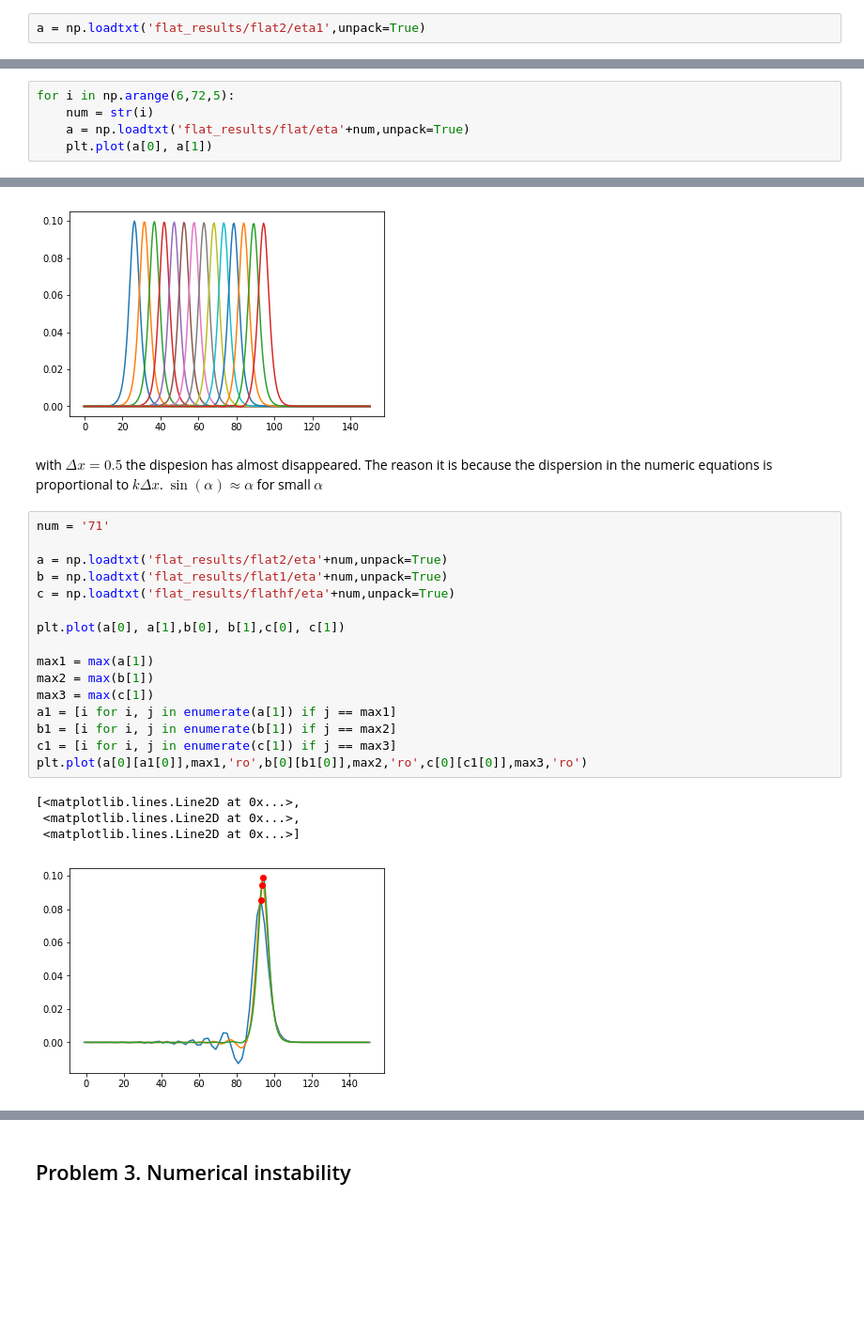
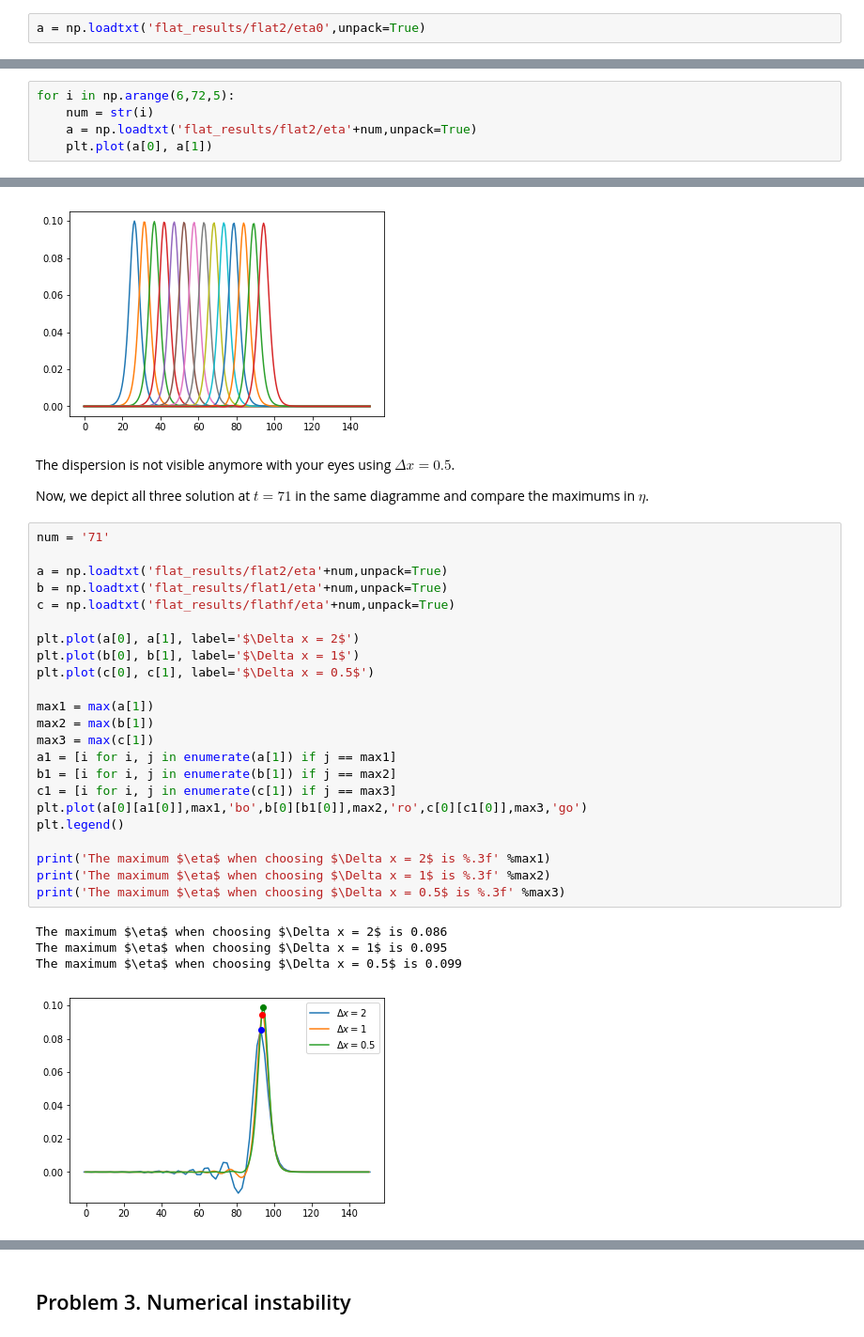
Before and after one commit to Reyna-RT/MEK9320, a Jupyter notebook: Second Assignment results.ipynb, the cells around one changed output, grey strips where cells are left out. Shown at 94% size. Cells and saved outputs as stored; diff of their text form; blank space fills up the shorter version.

```diff
--- a/Second Assignment results.ipynb
+++ b/Second Assignment results.ipynb
@@ -14,5 +44,5 @@ from IPython.display import HTML
 # %%
-a = np.loadtxt('flat_results/flat2/eta1',unpack=True)
+a = np.loadtxt('flat_results/flat2/eta0',unpack=True)
 # %%
 plt.plot(a[0], a[1])
 # %% [output]
@@ -21,6 +53,6 @@ plt.plot(a[0], a[1])
 # %%
 for i in np.arange(6,72,5):
     num = str(i)
-    a = np.loadtxt('flat_results/flat/eta'+num,unpack=True)
+    a = np.loadtxt('flat_results/flat2/eta'+num,unpack=True)
     plt.plot(a[0], a[1])
 # %% [output]
@@ -57,27 +101,35 @@ for i in np.arange(6,72,5):
     plt.plot(a[0], a[1])
 # %% [output]
 [figure]
-# %% [markdown]
-with $\Delta x = 0.5$ the dispesion has almost disappeared. The reason it is because the dispersion in the numeric equations is proportional to $k\Delta x$.
-$\sin(\alpha) \approx \alpha$ for small $\alpha$
+# %% [markdown]
+The dispersion is not visible anymore with your eyes using $\Delta x = 0.5$.
+
+Now, we depict all three solution at $t = 71$ in the same diagramme and compare the maximums in $\eta$.
 # %%
 num = '71'
 
 a = np.loadtxt('flat_results/flat2/eta'+num,unpack=True)
 b = np.loadtxt('flat_results/flat1/eta'+num,unpack=True)
 c = np.loadtxt('flat_results/flathf/eta'+num,unpack=True)
 
-plt.plot(a[0], a[1],b[0], b[1],c[0], c[1])
+plt.plot(a[0], a[1], label='$\Delta x = 2$')
+plt.plot(b[0], b[1], label='$\Delta x = 1$')
+plt.plot(c[0], c[1], label='$\Delta x = 0.5$')
 
 max1 = max(a[1])
 max2 = max(b[1])
 max3 = max(c[1])
 a1 = [i for i, j in enumerate(a[1]) if j == max1]
 b1 = [i for i, j in enumerate(b[1]) if j == max2]
 c1 = [i for i, j in enumerate(c[1]) if j == max3]
-plt.plot(a[0][a1[0]],max1,'ro',b[0][b1[0]],max2,'ro',c[0][c1[0]],max3,'ro')
+plt.plot(a[0][a1[0]],max1,'bo',b[0][b1[0]],max2,'ro',c[0][c1[0]],max3,'go')
+plt.legend()
+
+print('The maximum $\eta$ when choosing $\Delta x = 2$ is %.3f' %max1)
+print('The maximum $\eta$ when choosing $\Delta x = 1$ is %.3f' %max2)
+print('The maximum $\eta$ when choosing $\Delta x = 0.5$ is %.3f' %max3)
 # %% [output]
-[<matplotlib.lines.Line2D at 0x...>,
- <matplotlib.lines.Line2D at 0x...>,
- <matplotlib.lines.Line2D at 0x...>]
+The maximum $\eta$ when choosing $\Delta x = 2$ is 0.086
+The maximum $\eta$ when choosing $\Delta x = 1$ is 0.095
+The maximum $\eta$ when choosing $\Delta x = 0.5$ is 0.099
-[figure, old version]
+[figure, new version]
```
Also changed, not shown: parts of 16 cells of this notebook.
